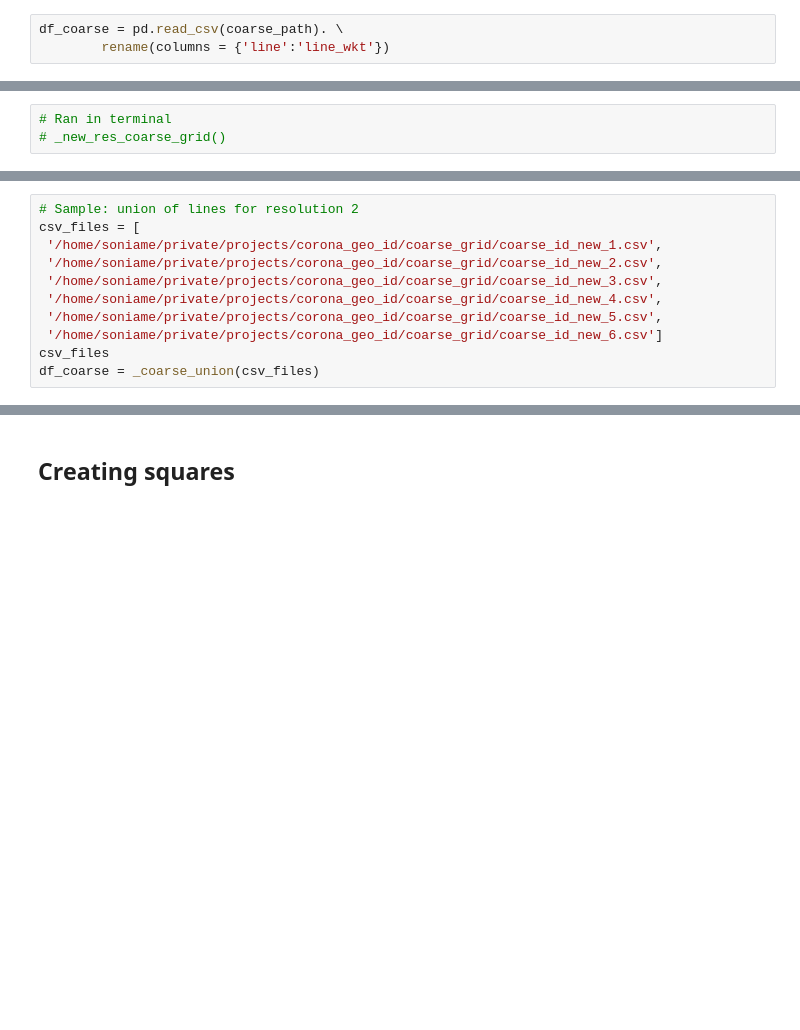
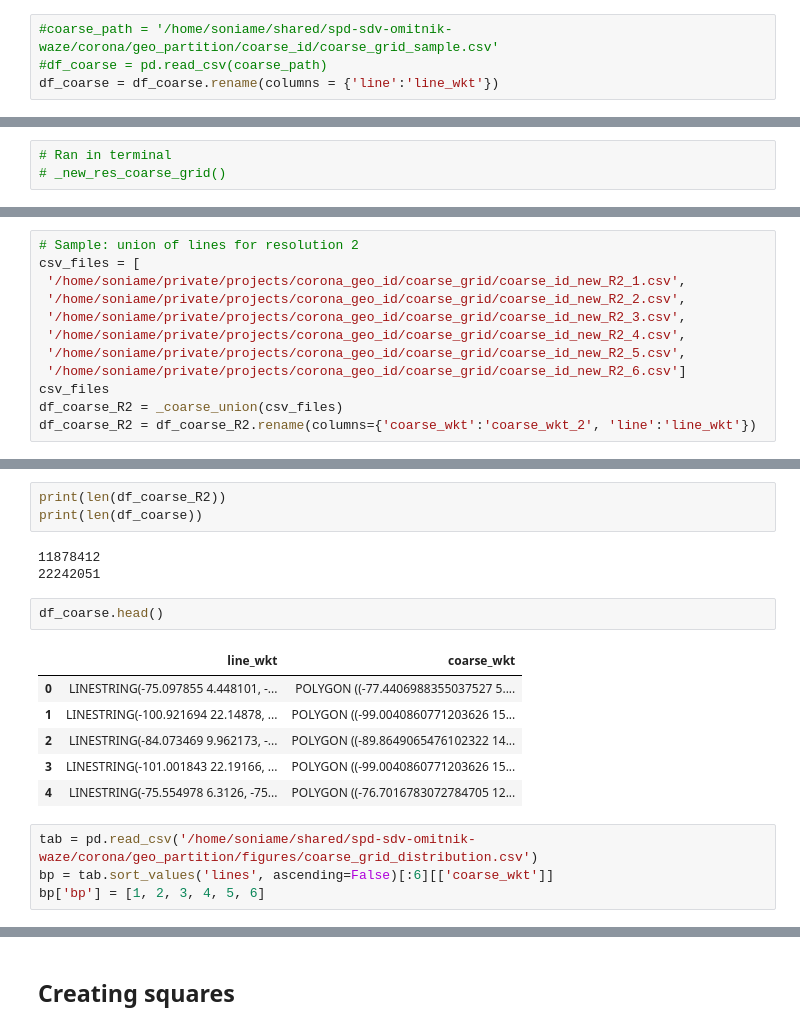
Before and after one commit to EL-BID/IDB-IDB-Invest-Coronavirus-Impact-Dashboard, a Jupyter notebook: notebooks/katana_bounds.ipynb, the cells around one changed output, grey strips where cells are left out. Drawn from its saved outputs; the diff is of its cells as text; blank space fills up the shorter version.

```diff
--- a/notebooks/katana_bounds.ipynb
+++ b/notebooks/katana_bounds.ipynb
@@ -160,8 +168,9 @@ df_coarse.to_csv(coarse_path, index = False)
 # %% [markdown]
 ### Coarse grid distribution
-# %%
-df_coarse = pd.read_csv(coarse_path). \
-        rename(columns = {'line':'line_wkt'})
+# %%
+#coarse_path = '/home/soniame/shared/spd-sdv-omitnik-waze/corona/geo_partition/coarse_id/coarse_grid_sample.csv'
+#df_coarse = pd.read_csv(coarse_path)
+df_coarse = df_coarse.rename(columns = {'line':'line_wkt'})
 # %%
 print(df_coarse.shape)
 print(df_coarse.coarse_wkt.nunique())
@@ -238,11 +250,12 @@ csv_files
 # %%
 # Sample: union of lines for resolution 2
 csv_files = [
- '/home/soniame/private/projects/corona_geo_id/coarse_grid/coarse_id_new_1.csv',
- '/home/soniame/private/projects/corona_geo_id/coarse_grid/coarse_id_new_2.csv',
- '/home/soniame/private/projects/corona_geo_id/coarse_grid/coarse_id_new_3.csv',
- '/home/soniame/private/projects/corona_geo_id/coarse_grid/coarse_id_new_4.csv',
- '/home/soniame/private/projects/corona_geo_id/coarse_grid/coarse_id_new_5.csv',
- '/home/soniame/private/projects/corona_geo_id/coarse_grid/coarse_id_new_6.csv']
+ '/home/soniame/private/projects/corona_geo_id/coarse_grid/coarse_id_new_R2_1.csv',
+ '/home/soniame/private/projects/corona_geo_id/coarse_grid/coarse_id_new_R2_2.csv',
+ '/home/soniame/private/projects/corona_geo_id/coarse_grid/coarse_id_new_R2_3.csv',
+ '/home/soniame/private/projects/corona_geo_id/coarse_grid/coarse_id_new_R2_4.csv',
+ '/home/soniame/private/projects/corona_geo_id/coarse_grid/coarse_id_new_R2_5.csv',
+ '/home/soniame/private/projects/corona_geo_id/coarse_grid/coarse_id_new_R2_6.csv']
 csv_files
-df_coarse = _coarse_union(csv_files)
+df_coarse_R2 = _coarse_union(csv_files)
+df_coarse_R2 = df_coarse_R2.rename(columns={'coarse_wkt':'coarse_wkt_2', 'line':'line_wkt'})
@@ -248,0 +283,19 @@ df_coarse = _coarse_union(csv_files)
+# %%
+print(len(df_coarse_R2))
+print(len(df_coarse))
+# %% [output]
+11878412
+22242051
+# %%
+df_coarse.head()
+# %% [output]
+|  | line_wkt | coarse_wkt |
+| 0 | LINESTRING(-75.097855 4.448101, -... | POLYGON ((-77.4406988355037527 5.... |
+| 1 | LINESTRING(-100.921694 22.14878, ... | POLYGON ((-99.0040860771203626 15... |
+| 2 | LINESTRING(-84.073469 9.962173, -... | POLYGON ((-89.8649065476102322 14... |
+| 3 | LINESTRING(-101.001843 22.19166, ... | POLYGON ((-99.0040860771203626 15... |
+| 4 | LINESTRING(-75.554978 6.3126, -75... | POLYGON ((-76.7016783072784705 12... |
+# %%
+tab = pd.read_csv('/home/soniame/shared/spd-sdv-omitnik-waze/corona/geo_partition/figures/coarse_grid_distribution.csv')
+bp = tab.sort_values('lines', ascending=False)[:6][['coarse_wkt']]
+bp['bp'] = [1, 2, 3, 4, 5, 6]
```
Also changed, not shown: parts of 17 cells of this notebook, 1 other file.
